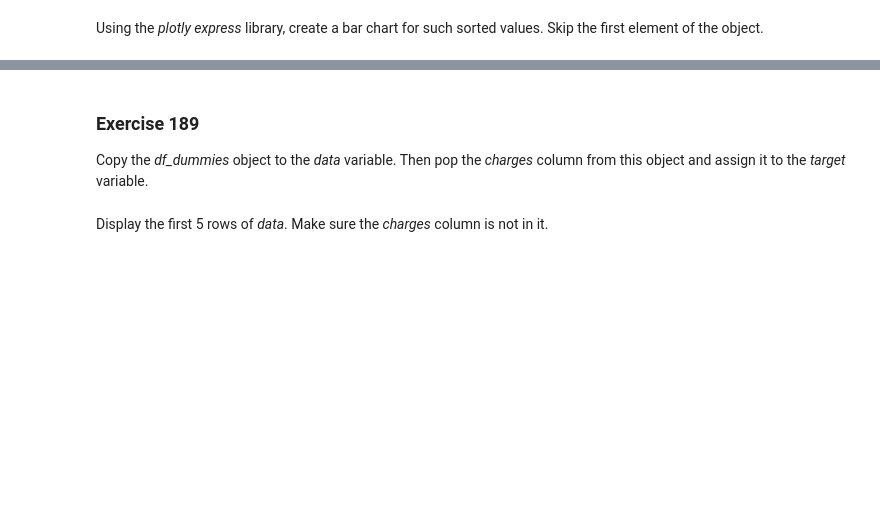
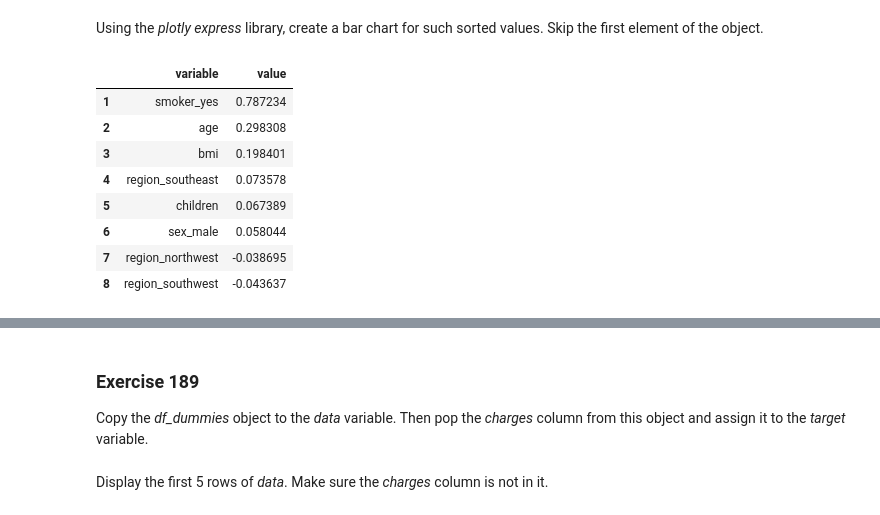
Before and after one commit to Olamyyde/test-colab, a Jupyter notebook: 181_190_exercises.ipynb, the cells around one changed output, grey strips where cells are left out. Saved outputs shown, nothing was run; the diff lists cells and outputs as text; code cells hidden in the pictures; blank space fills up the shorter version.

```diff
--- a/181_190_exercises.ipynb
+++ b/181_190_exercises.ipynb
@@ -322,0 +371,15 @@ Using the _plotly express_ library, create a bar chart for such sorted values. S
+# %%
+# enter solution here
+tmp = corr[['charges']].sort_values(by='charges', ascending=False).reset_index()[1:]
+tmp.columns = ['variable', 'value']
+tmp
+# %% [output]
+|  | variable | value |
+| 1 | smoker_yes | 0.787234 |
+| 2 | age | 0.298308 |
+| 3 | bmi | 0.198401 |
+| 4 | region_southeast | 0.073578 |
+| 5 | children | 0.067389 |
+| 6 | sex_male | 0.058044 |
+| 7 | region_northwest | -0.038695 |
+| 8 | region_southwest | -0.043637 |
```
Also changed, not shown: parts of 16 cells of this notebook.
